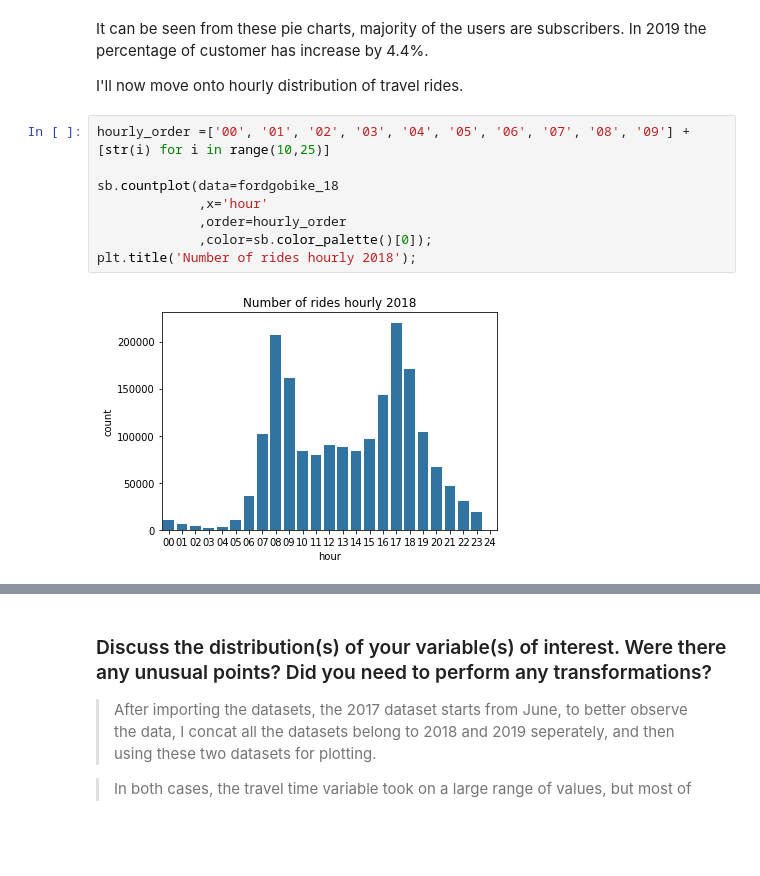
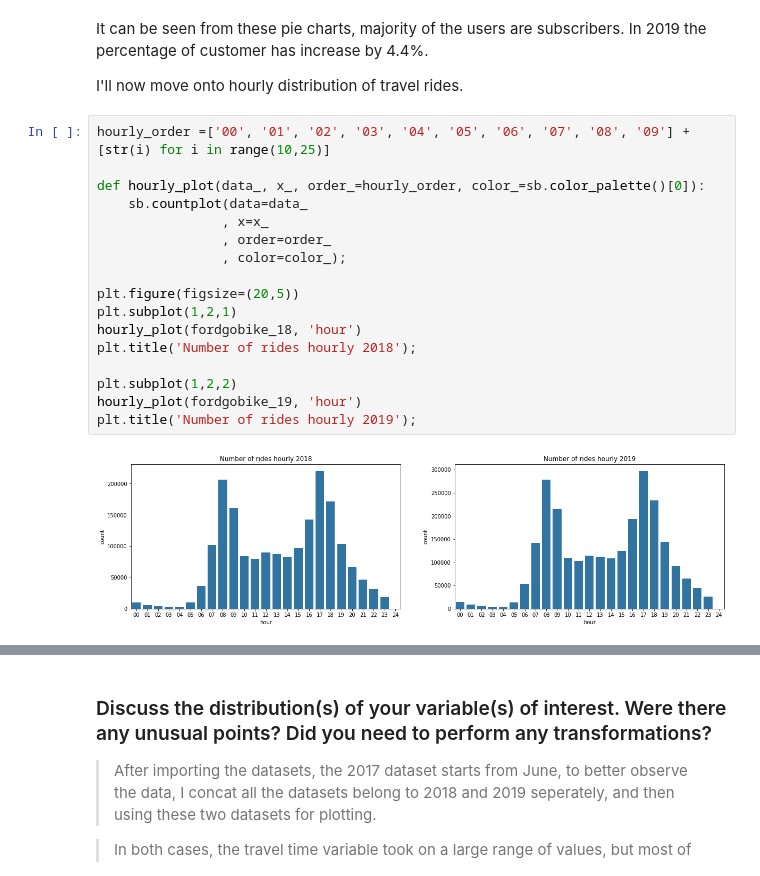
Before and after one commit to Hiiiua/Udacity_DA, a Jupyter notebook: Project Template/exploration_fordgobike.ipynb, the cells around one changed output, grey strips where cells are left out. Cells and saved outputs as stored; diff of their text form; blank space fills up the shorter version.

Commit message:
Make some changes
1, Wrap plotting processes as a function
2, Correct some typo
3, Recreate the slides as wanted form

```diff
--- a/Project Template/exploration_fordgobike.ipynb
+++ b/Project Template/exploration_fordgobike.ipynb
@@ -336,10 +336,19 @@ I'll now move onto hourly distribution of travel rides.
 # %%
 hourly_order =['00', '01', '02', '03', '04', '05', '06', '07', '08', '09'] + [str(i) for i in range(10,25)]
 
-sb.countplot(data=fordgobike_18
-             ,x='hour'
-             ,order=hourly_order
-             ,color=sb.color_palette()[0]);
+def hourly_plot(data_, x_, order_=hourly_order, color_=sb.color_palette()[0]):
+    sb.countplot(data=data_
+                , x=x_
+                , order=order_
+                , color=color_);
+
+plt.figure(figsize=(20,5))
+plt.subplot(1,2,1)
+hourly_plot(fordgobike_18, 'hour')
 plt.title('Number of rides hourly 2018');
+
+plt.subplot(1,2,2)
+hourly_plot(fordgobike_19, 'hour')
+plt.title('Number of rides hourly 2019');
 # %% [output]
-[figure, old version]
+[figure, new version]
```
Also changed, not shown: parts of 11 cells of this notebook, 2 other files.
